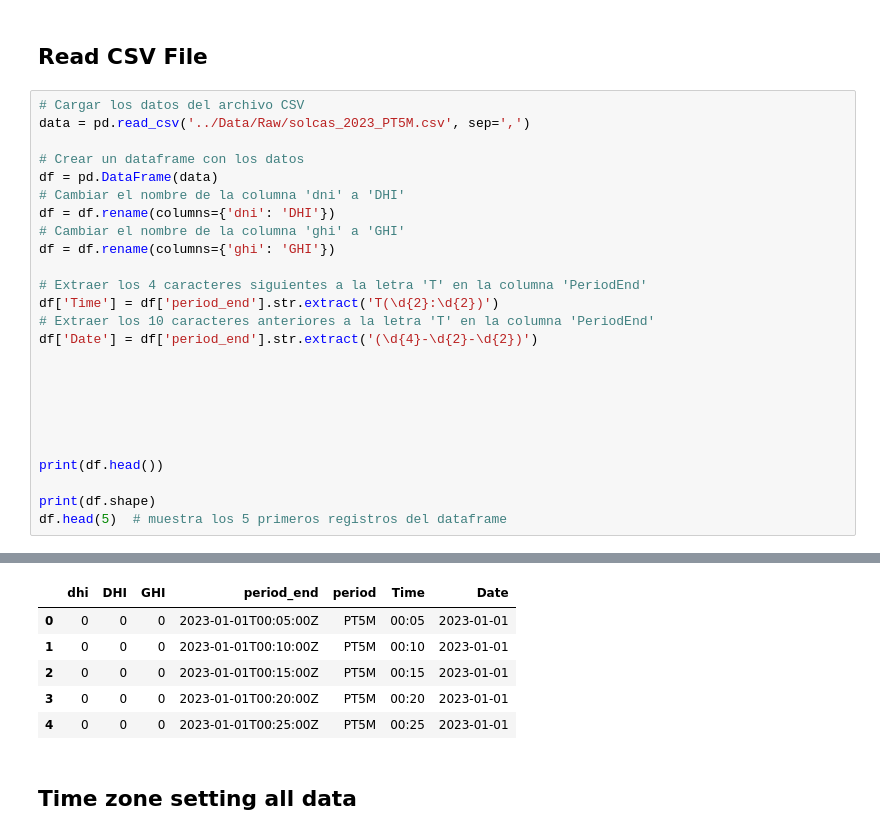
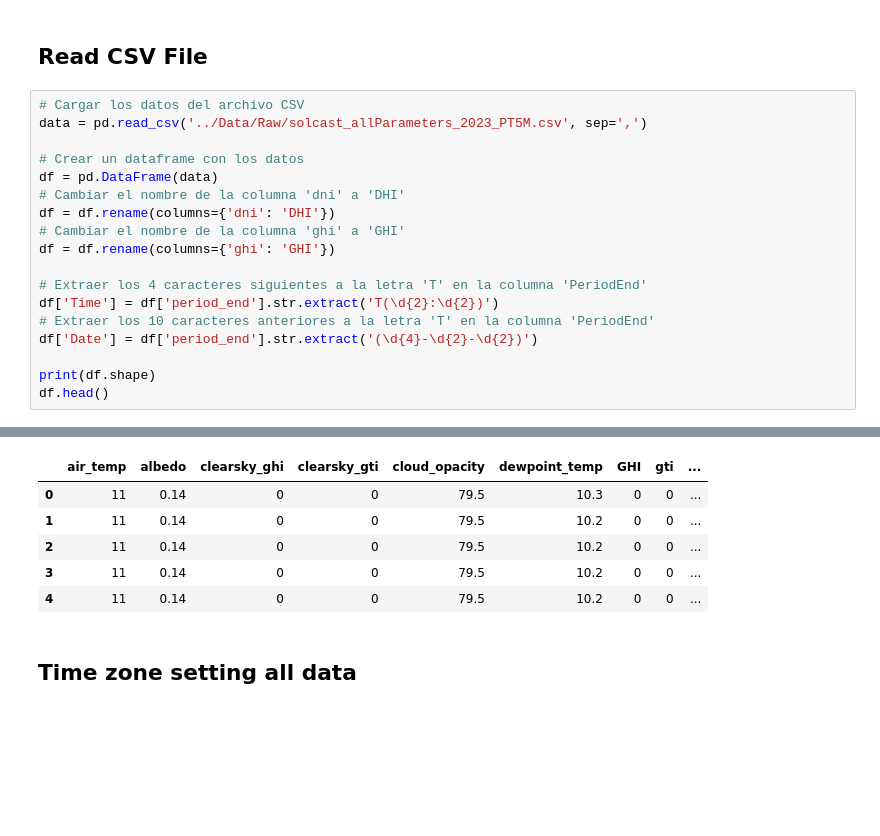
Before and after one commit to GustavoUNAL/Solar-1.233102--77.292833-, a Jupyter notebook: Notebooks/solcast.ipynb, the cells around one changed output, grey strips where cells are left out. Cells and saved outputs as stored; diff of their text form; blank space fills up the shorter version.

Commit message:
analisis DB solcast con variables de temperatura y nubosidad

```diff
--- a/Notebooks/solcast.ipynb
+++ b/Notebooks/solcast.ipynb
@@ -23,7 +23,7 @@ from datetime import datetime, date, timedelta  # manipulacion de fechas y horas
 ## Read CSV File
 # %%
 # Cargar los datos del archivo CSV
-data = pd.read_csv('../Data/Raw/solcas_2023_PT5M.csv', sep=',')
+data = pd.read_csv('../Data/Raw/solcast_allParameters_2023_PT5M.csv', sep=',')
 
 # Crear un dataframe con los datos
 df = pd.DataFrame(data)
@@ -37,13 +37,6 @@ df['Time'] = df['period_end'].str.extract('T(\d{2}:\d{2})')
 # Extraer los 10 caracteres anteriores a la letra 'T' en la columna 'PeriodEnd'
 df['Date'] = df['period_end'].str.extract('(\d{4}-\d{2}-\d{2})')
 
-
-
-
-
-
-print(df.head())
-
 print(df.shape)
-df.head(5)  # muestra los 5 primeros registros del dataframe
+df.head()
 # %% [output]
@@ -57,9 +44,9 @@ df.head(5)  # muestra los 5 primeros registros del dataframe
-|  | dhi | DHI | GHI | period_end | period | Time | Date |
-| 0 | 0 | 0 | 0 | 2023-01-01T00:05:00Z | PT5M | 00:05 | 2023-01-01 |
-| 1 | 0 | 0 | 0 | 2023-01-01T00:10:00Z | PT5M | 00:10 | 2023-01-01 |
-| 2 | 0 | 0 | 0 | 2023-01-01T00:15:00Z | PT5M | 00:15 | 2023-01-01 |
-| 3 | 0 | 0 | 0 | 2023-01-01T00:20:00Z | PT5M | 00:20 | 2023-01-01 |
-| 4 | 0 | 0 | 0 | 2023-01-01T00:25:00Z | PT5M | 00:25 | 2023-01-01 |
+|  | air_temp | albedo | clearsky_ghi | clearsky_gti | cloud_opacity | dewpoint_temp | GHI | gti | ... |
+| 0 | 11 | 0.14 | 0 | 0 | 79.5 | 10.3 | 0 | 0 | ... |
+| 1 | 11 | 0.14 | 0 | 0 | 79.5 | 10.2 | 0 | 0 | ... |
+| 2 | 11 | 0.14 | 0 | 0 | 79.5 | 10.2 | 0 | 0 | ... |
+| 3 | 11 | 0.14 | 0 | 0 | 79.5 | 10.2 | 0 | 0 | ... |
+| 4 | 11 | 0.14 | 0 | 0 | 79.5 | 10.2 | 0 | 0 | ... |
 # %% [markdown]
 ## Time zone setting all data
 # %%
```
Also changed, not shown: parts of 20 cells of this notebook, 4 other files.
